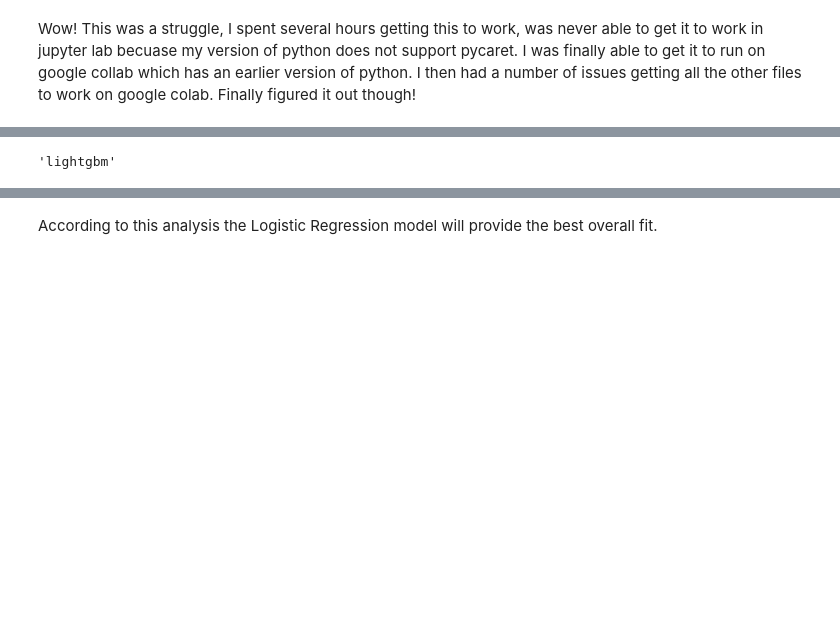
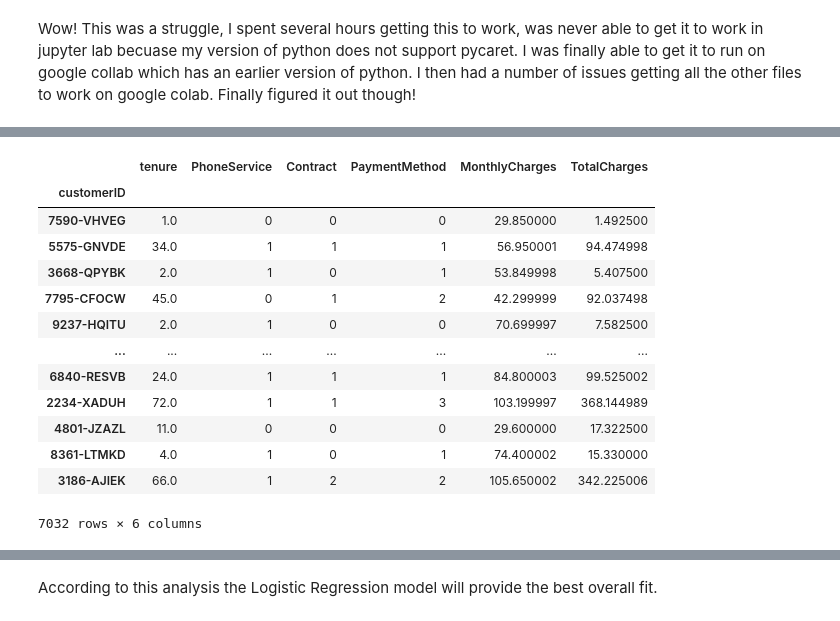
Before and after one commit to leeryleprechaun/MSDS_600_W5, a Jupyter notebook: Week_5_assignment_starter.ipynb, the cells around one changed output, grey strips where cells are left out. Saved outputs shown, nothing was run; the diff lists cells and outputs as text; code cells hidden in the pictures; blank space fills up the shorter version.

```diff
--- a/Week_5_assignment_starter.ipynb
+++ b/Week_5_assignment_starter.ipynb
@@ -168,7 +168,20 @@ automl = setup(df, target='Churn')
 # %%
-automl[20]
+automl[3]
 # %% [output]
+|  | tenure | PhoneService | Contract | PaymentMethod | MonthlyCharges | TotalCharges |
+| customerID |  |  |  |  |  |  |
+| 7590-VHVEG | 1.0 | 0 | 0 | 0 | 29.850000 | 1.492500 |
+| 5575-GNVDE | 34.0 | 1 | 1 | 1 | 56.950001 | 94.474998 |
+| 3668-QPYBK | 2.0 | 1 | 0 | 1 | 53.849998 | 5.407500 |
+| 7795-CFOCW | 45.0 | 0 | 1 | 2 | 42.299999 | 92.037498 |
+| 9237-HQITU | 2.0 | 1 | 0 | 0 | 70.699997 | 7.582500 |
+| ... | ... | ... | ... | ... | ... | ... |
+| 6840-RESVB | 24.0 | 1 | 1 | 1 | 84.800003 | 99.525002 |
+| 2234-XADUH | 72.0 | 1 | 1 | 3 | 103.199997 | 368.144989 |
+| 4801-JZAZL | 11.0 | 0 | 0 | 0 | 29.600000 | 17.322500 |
+| 8361-LTMKD | 4.0 | 1 | 0 | 1 | 74.400002 | 15.330000 |
+| 3186-AJIEK | 66.0 | 1 | 2 | 2 | 105.650002 | 342.225006 |
-'lightgbm'
+7032 rows × 6 columns
 # %%
 best_model = compare_models()
 # %% [output]
```
Also changed, not shown: parts of 16 cells of this notebook.
